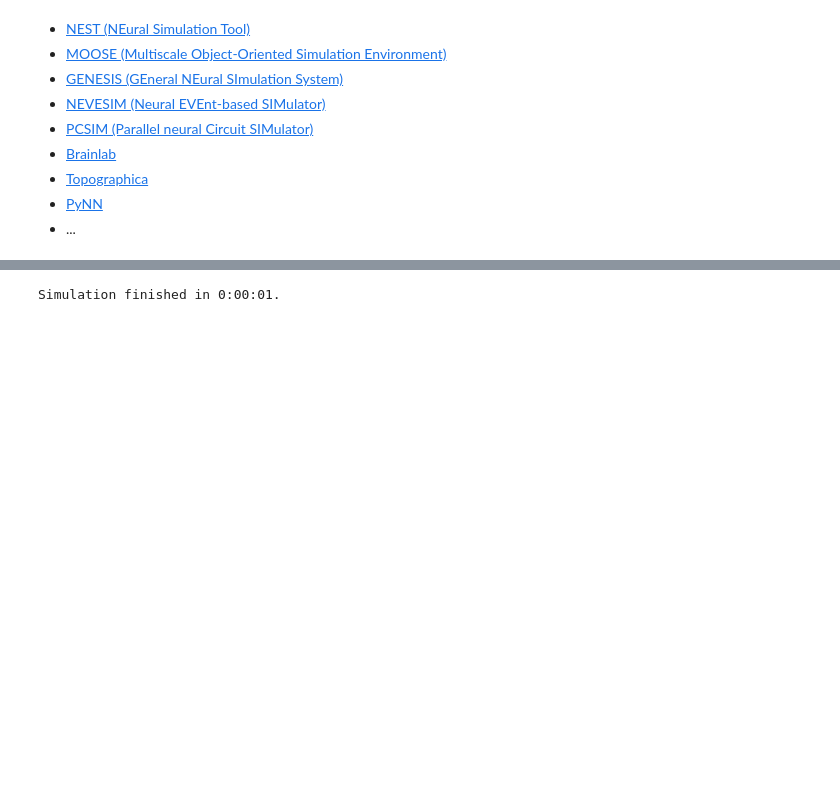
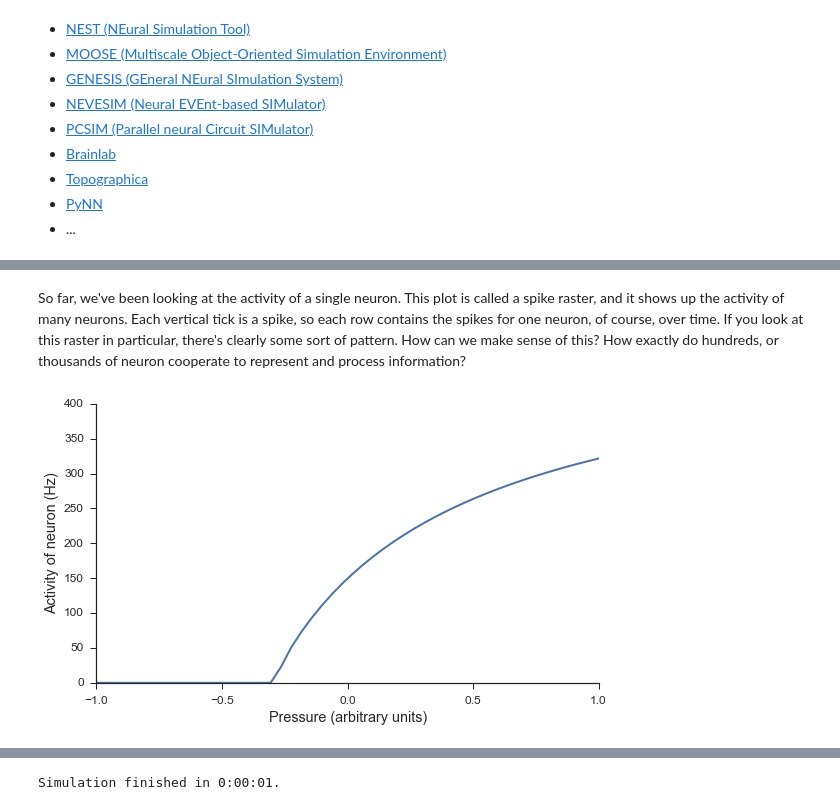
Before and after one commit to tbekolay/pycon2015, a Jupyter notebook: source.ipynb, the cells around one changed output, grey strips where cells are left out. Saved outputs shown, nothing was run; the diff lists cells and outputs as text; code cells hidden in the pictures; blank space fills up the shorter version.

```diff
--- a/source.ipynb
+++ b/source.ipynb
@@ -734,0 +512,27 @@ with nengo.Network(seed=1) as net:
+# %% [markdown]
+So far, we've been looking
+at the activity of a single neuron.
+This plot is called a spike raster,
+and it shows up the activity of many neurons.
+Each vertical tick is a spike,
+so each row contains the spikes for one neuron,
+of course, over time.
+If you look at this raster in particular,
+there's clearly some sort of pattern.
+How can we make sense of this?
+How exactly do hundreds, or thousands of neuron
+cooperate to represent and process information?
+# %%
+with nengo.Network(seed=10) as net:
+    ens = nengo.Ensemble(15, dimensions=1)
+sim = nengo.Simulator(net)
+
+activities, rates = nengo.utils.ensemble.tuning_curves(ens, sim)
+plt.plot(activities[:, 0], rates[:, 0])
+plt.ylabel("Activity of neuron (Hz)")
+plt.xlabel("Pressure (arbitrary units)")
+plt.ylim(top=400)
+sns.despine()
+plt.savefig('img/neuralcode-1.svg')
+# %% [output]
+[figure, added]
```
Also changed, not shown: parts of 88 cells of this notebook, 23 other files.
